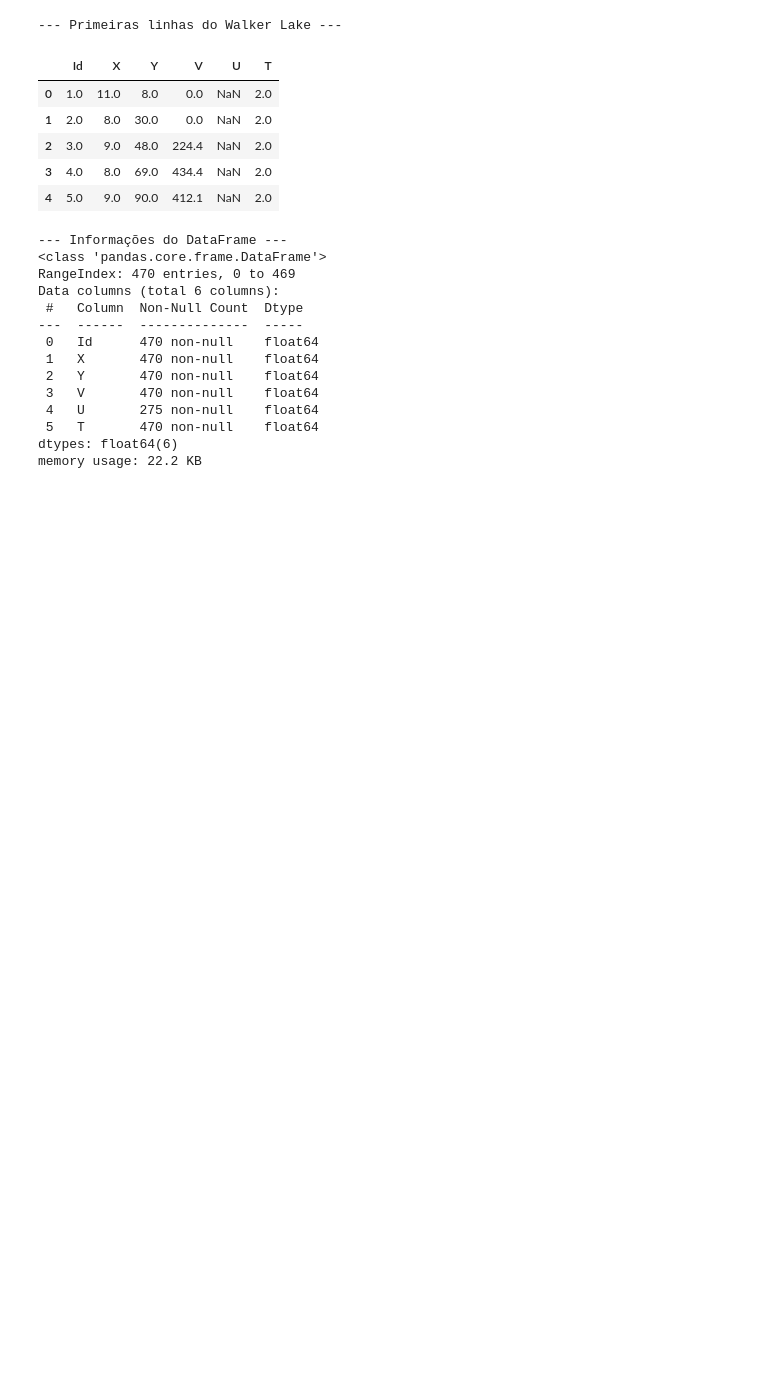
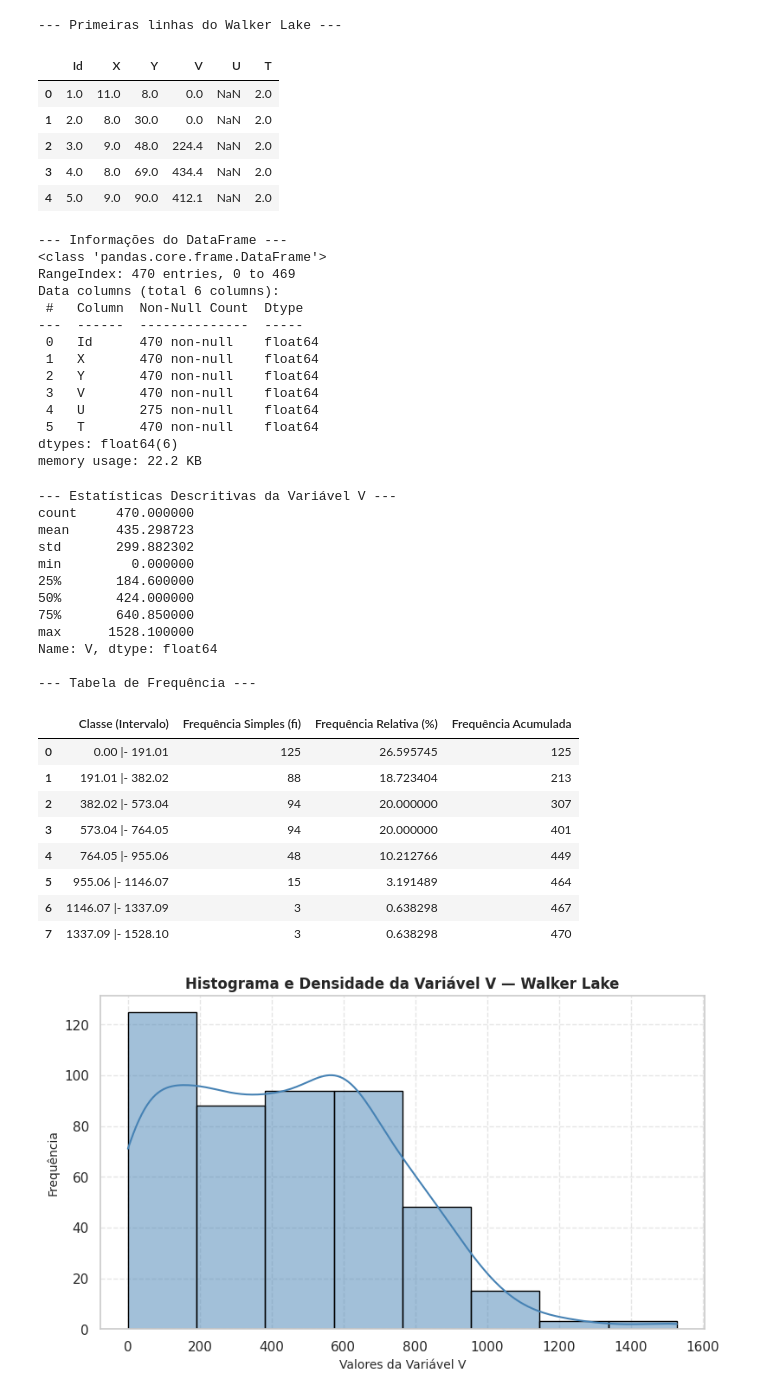
Before and after one commit to julianovale/geoestatistica, a Jupyter notebook: 001_geoestatistica.ipynb, the cells around one changed output. Saved outputs shown, nothing was run; the diff lists cells and outputs as text; code cells hidden in the pictures; blank space fills up the shorter version.

```diff
--- a/001_geoestatistica.ipynb
+++ b/001_geoestatistica.ipynb
@@ -78,3 +78,79 @@ Data columns (total 6 columns):
  5   T       470 non-null    float64
 dtypes: float64(6)
 memory usage: 22.2 KB
+# %%
+import matplotlib.pyplot as plt
+import numpy as np
+import pandas as pd
+import seaborn as sns
+
+# Supondo que 'df_walker' já foi carregado anteriormente:
+# df_walker['U'] = df_walker['U'].replace(-999.0, np.nan)
+
+# 1. Estatísticas descritivas básicas da variável V (essenciais para a geoestatística)
+print("--- Estatísticas Descritivas da Variável V ---")
+print(df_walker["V"].describe())
+
+# 2. Criação da Tabela de Frequência
+# Definimos o número de classes (bins), por exemplo, 8 classes
+num_bins = 8
+counts, bin_edges = np.histogram(df_walker["V"].dropna(), bins=num_bins)
+
+# Montando o DataFrame da Tabela de Frequência
+tabela_freq = pd.DataFrame(
+    {
+        "Classe (Intervalo)": [
+            f"{bin_edges[i]:.2f} |- {bin_edges[i+1]:.2f}"
+            for i in range(len(bin_edges) - 1)
+        ],
+        "Frequência Simples (fi)": counts,
+        "Frequência Relativa (%)": (counts / counts.sum()) * 100,
+        "Frequência Acumulada": np.cumsum(counts),
+    }
+)
+
+print("\n--- Tabela de Frequência ---")
+display(tabela_freq)
+
+# 3. Plotagem do Histograma e KDE (Curva de Densidade)
+plt.figure(figsize=(9, 5))
+sns.histplot(
+    df_walker["V"].dropna(),
+    bins=num_bins,
+    kde=True,
+    color="steelblue",
+    edgecolor="black",
+)
+
+plt.title(
+    "Histograma e Densidade da Variável V — Walker Lake",
+    fontsize=12,
+    weight="bold",
+)
+plt.xlabel("Valores da Variável V", fontsize=10)
+plt.ylabel("Frequência", fontsize=10)
+plt.grid(True, linestyle="--", alpha=0.5)
+plt.show()
+# %% [output]
+--- Estatísticas Descritivas da Variável V ---
+count     470.000000
+mean      435.298723
+std       299.882302
+min         0.000000
+25%       184.600000
+50%       424.000000
+75%       640.850000
+max      1528.100000
+Name: V, dtype: float64
+
+--- Tabela de Frequência ---
+|  | Classe (Intervalo) | Frequência Simples (fi) | Frequência Relativa (%) | Frequência Acumulada |
+| 0 | 0.00 |- 191.01 | 125 | 26.595745 | 125 |
+| 1 | 191.01 |- 382.02 | 88 | 18.723404 | 213 |
+| 2 | 382.02 |- 573.04 | 94 | 20.000000 | 307 |
+| 3 | 573.04 |- 764.05 | 94 | 20.000000 | 401 |
+| 4 | 764.05 |- 955.06 | 48 | 10.212766 | 449 |
+| 5 | 955.06 |- 1146.07 | 15 | 3.191489 | 464 |
+| 6 | 1146.07 |- 1337.09 | 3 | 0.638298 | 467 |
+| 7 | 1337.09 |- 1528.10 | 3 | 0.638298 | 470 |
+[figure, added]
```
Also changed, not shown: parts of 7 cells of this notebook.
